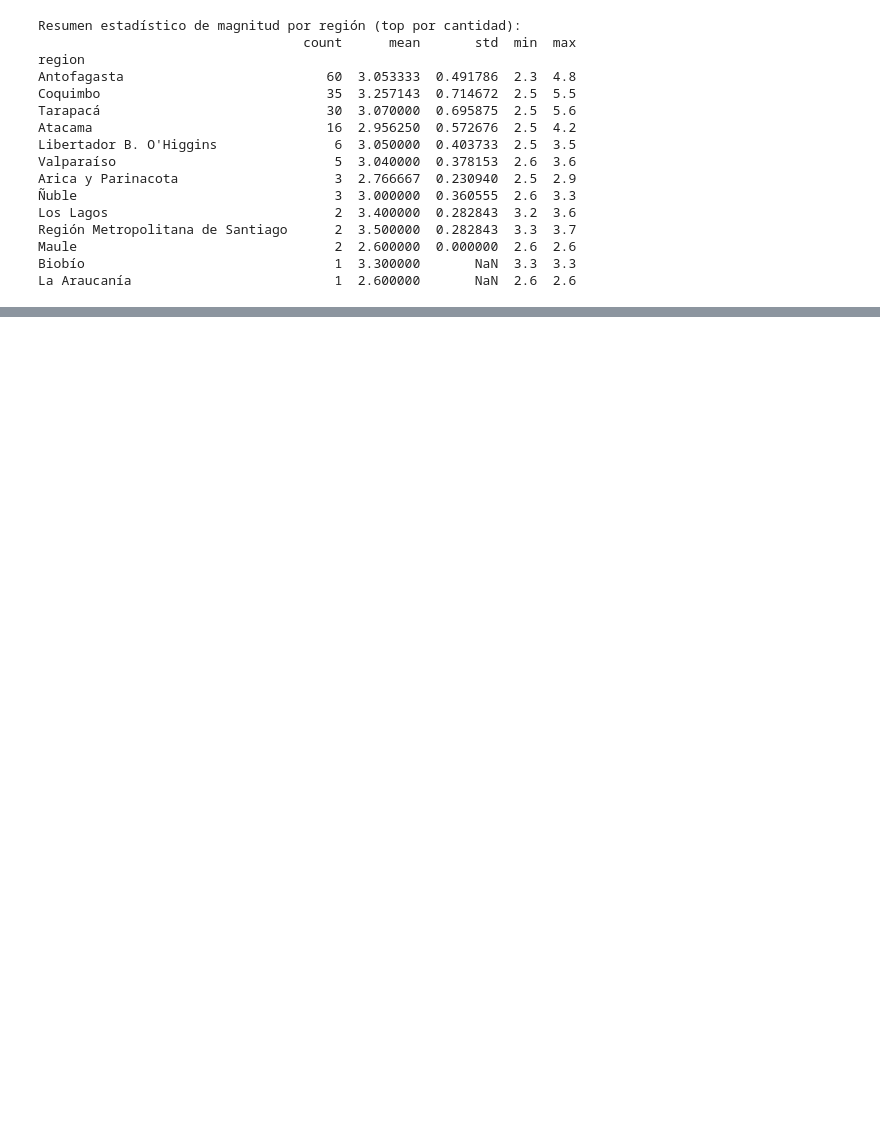
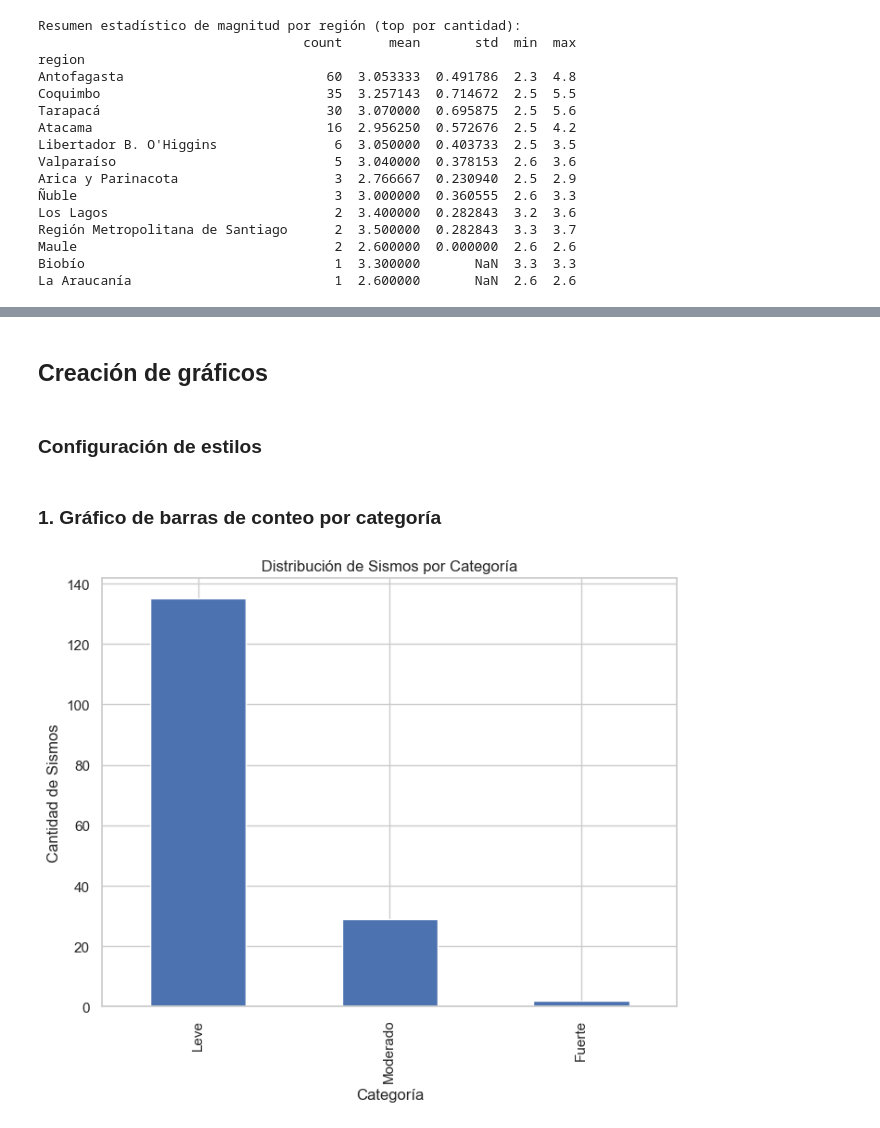
Before and after one commit to RBVG75/Proyect-Semestral-Mineria-De-Datos, a Jupyter notebook: fusioncodigos.ipynb, the cells around one changed output, grey strips where cells are left out. Saved outputs shown, nothing was run; the diff lists cells and outputs as text; code cells hidden in the pictures; blank space fills up the shorter version.

```diff
--- a/fusioncodigos.ipynb
+++ b/fusioncodigos.ipynb
@@ -316,7 +318,7 @@ df['profundidad'] = (df['profundidad'].astype(str).str.extract(r'([\d.]+)').asty
 
 bins = [0, 10, 30, 60, 100, 200, 500, np.inf]
 labels_profundidad = ['<10 km', '10–30 km', '30–60 km', '60–100 km', '100–200 km', '200–500 km', '>500 km']
-df['rango_profundidad'] = pd.cut(df['profundidad'], bins=bins, labels=labels)
+df['rango_profundidad'] = pd.cut(df['profundidad'], bins=bins, labels=labels_profundidad)
 print(df[['profundidad', 'rango_profundidad']].head())
 # %% [output]
    profundidad rango_profundidad
@@ -419,0 +474,23 @@ La Araucanía                          1  2.600000       NaN  2.6  2.6
+# %% [markdown]
+## Creación de gráficos
+# %% [markdown]
+### Configuración de estilos
+# %%
+sns.set_theme(style="whitegrid")
+plt.rcParams['figure.figsize'] = (12, 6)
+plt.rcParams['font.size'] = 10
+# %% [markdown]
+### 1. Gráfico de barras de conteo por categoría
+# %%
+plt.figure(figsize=(8, 6))
+bins = [-np.inf, 3.5, 5.0, np.inf]
+labels = ['Leve', 'Moderado', 'Fuerte']
+df['categoria'] = pd.cut(df['magnitud'], bins=bins, labels=labels)
+conteos = df['categoria'].value_counts().reindex(labels)
+conteos.plot(kind='bar')
+plt.title('Distribución de Sismos por Categoría')
+plt.xlabel('Categoría')
+plt.ylabel('Cantidad de Sismos')
+plt.show()
+# %% [output]
+[figure, added]
```
Also changed, not shown: parts of 17 cells of this notebook.
